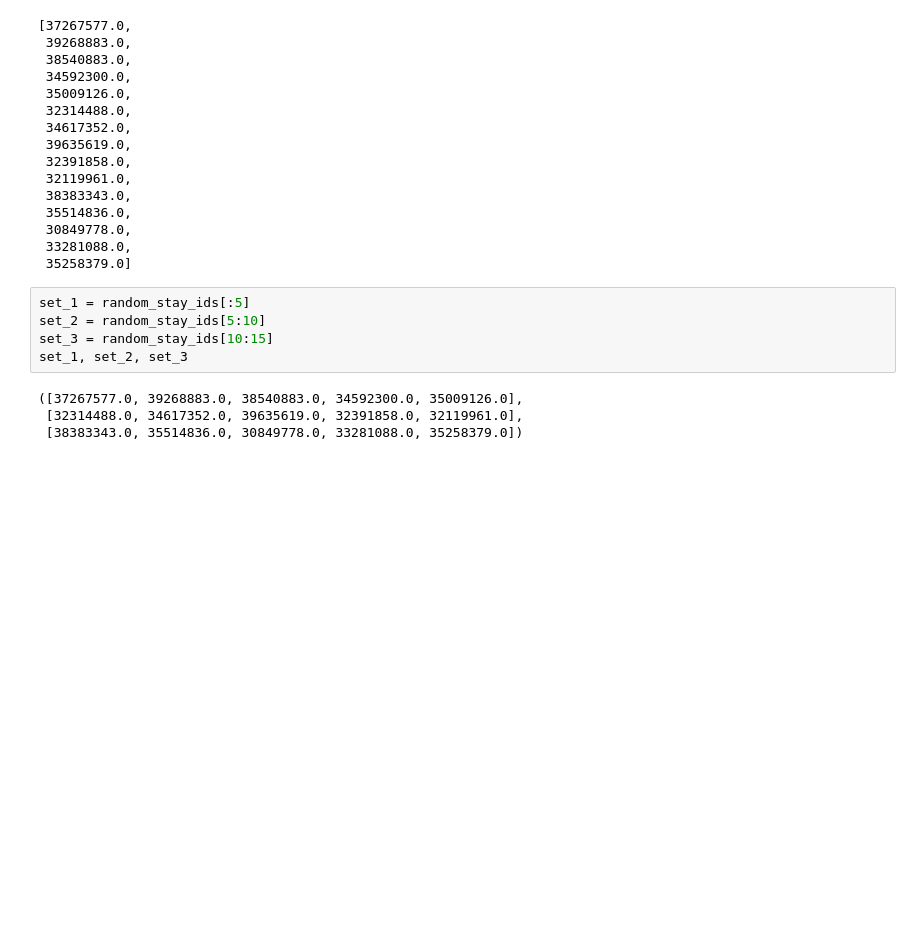
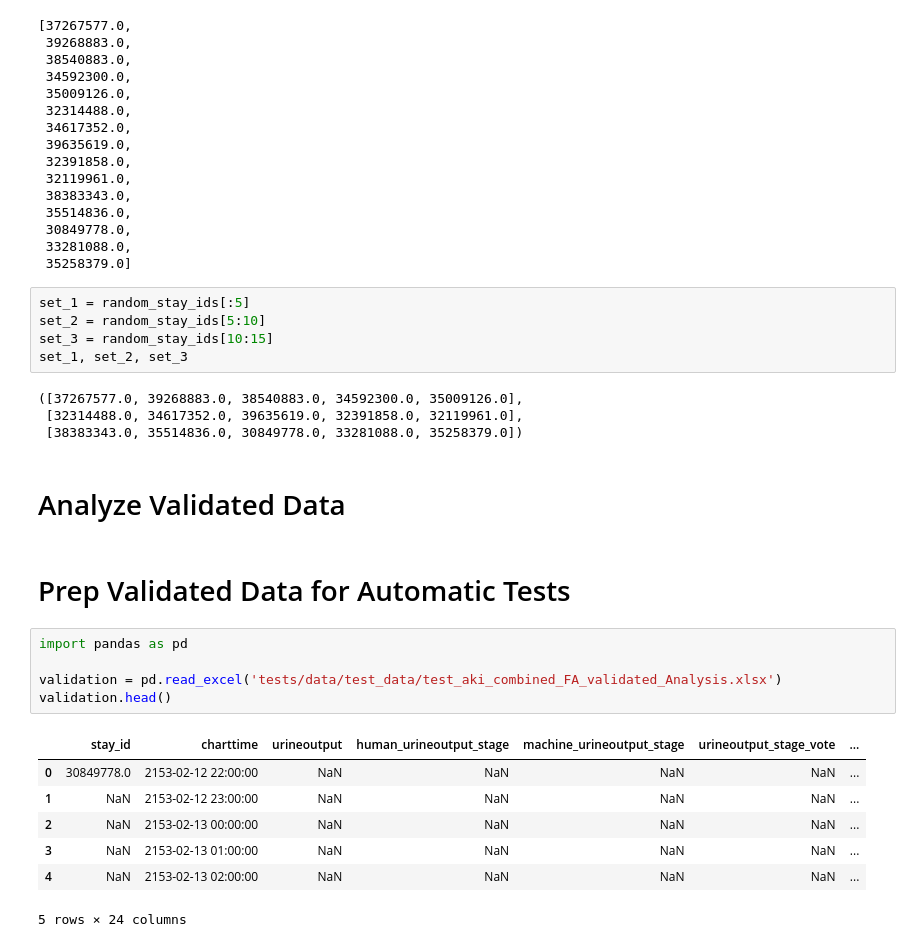
Before and after one commit to aidh-ms/pyAKI, a Jupyter notebook: prepare_tests_for_physicians.ipynb, the cells around one changed output. Saved outputs shown, nothing was run; the diff lists cells and outputs as text; blank space fills up the shorter version.

Commit message:
chore: first cleanup of test folder

```diff
--- a/prepare_tests_for_physicians.ipynb
+++ b/prepare_tests_for_physicians.ipynb
@@ -50,3 +50,20 @@ set_1, set_2, set_3
 ([37267577.0, 39268883.0, 38540883.0, 34592300.0, 35009126.0],
  [32314488.0, 34617352.0, 39635619.0, 32391858.0, 32119961.0],
  [38383343.0, 35514836.0, 30849778.0, 33281088.0, 35258379.0])
+# %% [markdown]
+# Analyze Validated Data
+# %% [markdown]
+# Prep Validated Data for Automatic Tests
+# %%
+import pandas as pd
+
+validation = pd.read_excel('tests/data/test_data/test_aki_combined_FA_validated_Analysis.xlsx')
+validation.head()
+# %% [output]
+|  | stay_id | charttime | urineoutput | human_urineoutput_stage | machine_urineoutput_stage | urineoutput_stage_vote | ... |
+| 0 | 30849778.0 | 2153-02-12 22:00:00 | NaN | NaN | NaN | NaN | ... |
+| 1 | NaN | 2153-02-12 23:00:00 | NaN | NaN | NaN | NaN | ... |
+| 2 | NaN | 2153-02-13 00:00:00 | NaN | NaN | NaN | NaN | ... |
+| 3 | NaN | 2153-02-13 01:00:00 | NaN | NaN | NaN | NaN | ... |
+| 4 | NaN | 2153-02-13 02:00:00 | NaN | NaN | NaN | NaN | ... |
+5 rows × 24 columns
```
Also changed, not shown: parts of 10 cells of this notebook, 14 other files.
